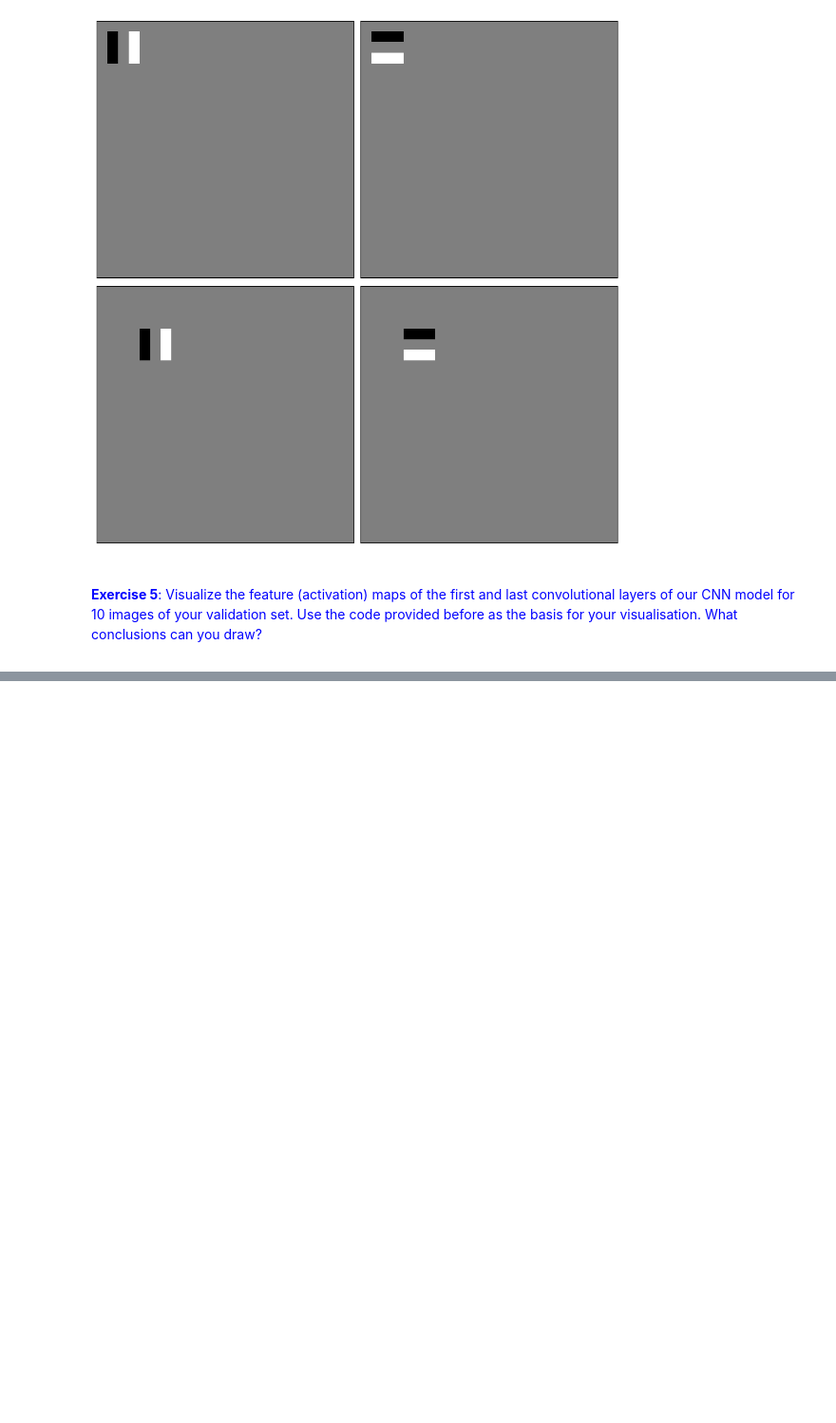
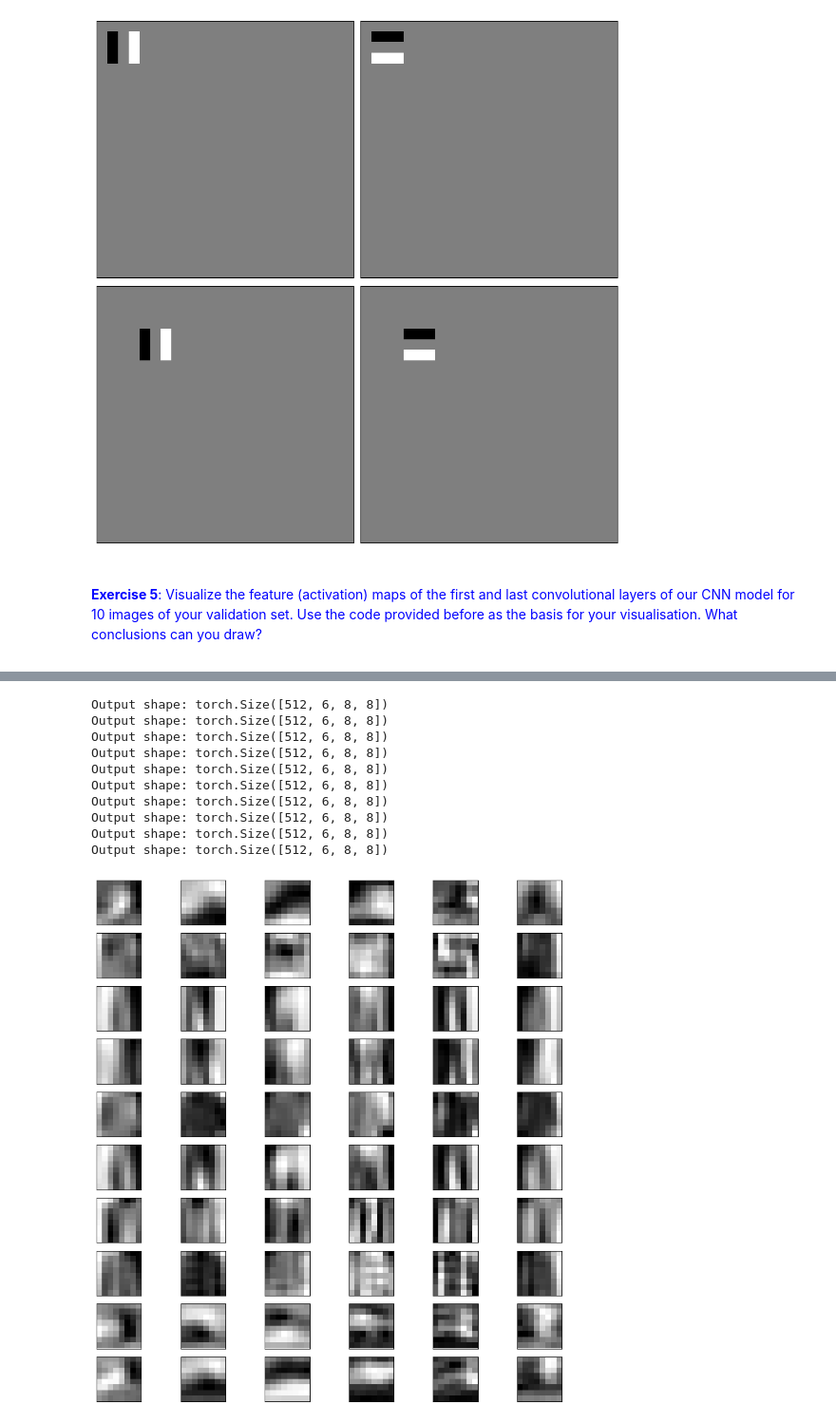
Before and after one commit to BlancoAnna/DL--2025, a Jupyter notebook: Problems 6 - Intro to CNNs/P6_Intro_to_CNN.ipynb, the cells around one changed output, grey strips where cells are left out. Shown at 95% size. Cells and saved outputs as stored; diff of their text form; code cells hidden in the pictures; blank space fills up the shorter version.

```diff
--- a/Problems 6 - Intro to CNNs/P6_Intro_to_CNN.ipynb
+++ b/Problems 6 - Intro to CNNs/P6_Intro_to_CNN.ipynb
@@ -479,0 +704,14 @@ Output shape: torch.Size([2, 2, 24, 24])
+# %%
+visualize_feature_maps(model, val_loader, num_images, [last_conv_layer])
+# %% [output]
+Output shape: torch.Size([512, 6, 8, 8])
+Output shape: torch.Size([512, 6, 8, 8])
+Output shape: torch.Size([512, 6, 8, 8])
+Output shape: torch.Size([512, 6, 8, 8])
+Output shape: torch.Size([512, 6, 8, 8])
+Output shape: torch.Size([512, 6, 8, 8])
+Output shape: torch.Size([512, 6, 8, 8])
+Output shape: torch.Size([512, 6, 8, 8])
+Output shape: torch.Size([512, 6, 8, 8])
+Output shape: torch.Size([512, 6, 8, 8])
+[figure, added]
```
Also changed, not shown: parts of 14 cells of this notebook.
